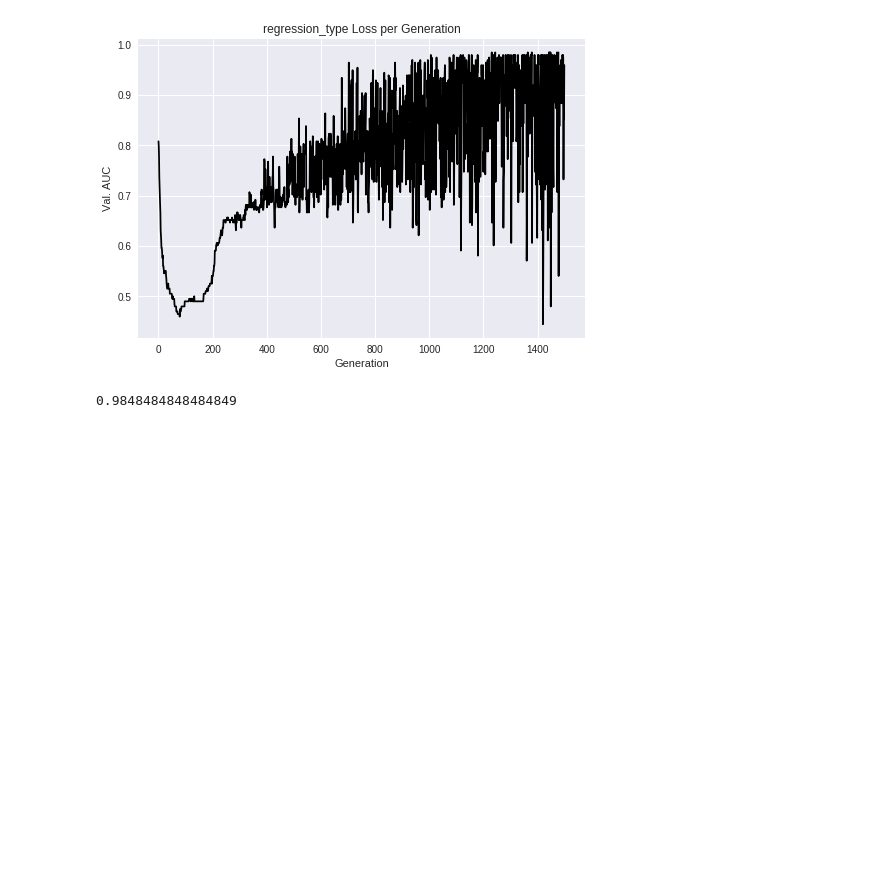
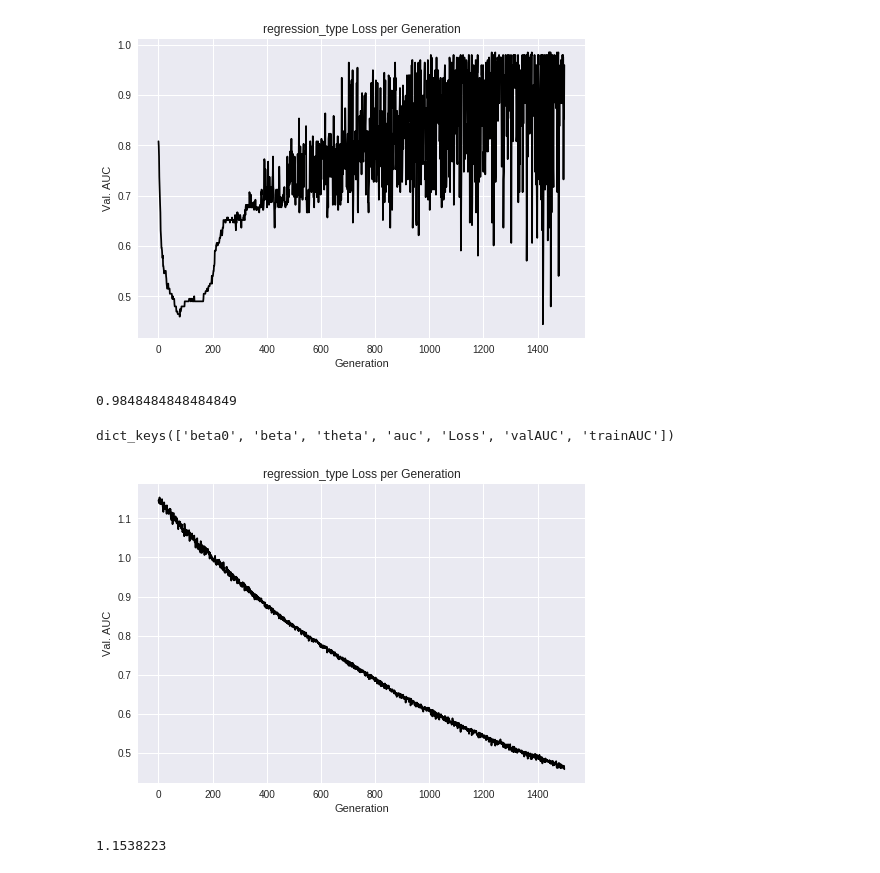
Before and after one commit to asonabend/Phenotype_prediction, a Jupyter notebook: iterative_beta_and_theta.ipynb, the cells around one changed output. Saved outputs shown, nothing was run; the diff lists cells and outputs as text; code cells hidden in the pictures; blank space fills up the shorter version.

```diff
--- a/iterative_beta_and_theta.ipynb
+++ b/iterative_beta_and_theta.ipynb
@@ -344,17 +380,20 @@ def predict(counts,
   results = sess.run(model_output)
   return(results)
 # %%
-lambda_thetas, lambda_betas = [.5,.75,1.], [1.,2.5,5.]
+lambda_thetas, lambda_betas = [1.], [1.]#[.5,.75,1.], [1.,2.5,5.]
 #step_thetas, step_betas = [.5,1e-1,1e-2,1e-4], [.5,1e-1,1e-2,1e-4]
-results1 = {}
-i = 1
-for lamb_th in lambda_thetas:
-  for lamb_be in lambda_betas:
-    params = it_reg(y=y,counts=counts,vec_weights=np_cos_sim,cui_subset=np_cui_subset,val_perc = 0.1,lambda_theta=lamb_th,lambda_beta=lamb_be)
-    y_test_preds = predict(counts=test_counts,vec_weights=np_cos_sim,cui_subset=np_cui_subset,
-                       theta=params['theta'],beta=params['beta'],beta0=params['beta0'])
-    test_auc = metrics.roc_auc_score(test_y, y_test_preds)
-    results1['lamb_th'+str(lamb_th)+'lamb_be'+str(lamb_be)] = {'results':params,'test_auc':test_auc}
-    print(i,test_auc)
-    i += 1
+results = {}
+for disease in cui_subset.keys():
+  results[disease] = {}
+  i = 1
+  for lamb_th in lambda_thetas:
+    for lamb_be in lambda_betas:
+      params = it_reg(y=y[disease],counts=counts[disease],vec_weights=cos_sims[disease],cui_subset=np_cui_subset[disease],
+                val_perc = 0.1,lambda_theta=lamb_th,lambda_beta=lamb_be,tot_iters=5)
+      y_test_preds = predict(counts=test_counts[disease],vec_weights=cos_sims[disease],cui_subset=np_cui_subset[disease],
+                         theta=params['theta'],beta=params['beta'],beta0=params['beta0'])
+      test_auc = metrics.roc_auc_score(test_y[disease], y_test_preds)
+      results[disease]['lamb_th'+str(lamb_th)+'lamb_be'+str(lamb_be)] = {'results':params,'test_auc':test_auc}
+      print(i,test_auc)
+      i += 1
 # %% [output]
@@ -446,3 +448,17 @@ np.max(results2['lamb_th1.0lamb_be5.0']['results']['valAUC'])
 # %% [output]
 [figure]
 0.9848484848484849
+# %%
+results1['lamb_th0.75lamb_be1.0']['results'].keys()
+# %% [output]
+dict_keys(['beta0', 'beta', 'theta', 'auc', 'Loss', 'valAUC', 'trainAUC'])
+# %%
+plt.plot(results1['lamb_th0.75lamb_be1.0']['results']['Loss'], 'k-')
+plt.title('regression_type' + ' Loss per Generation')
+plt.xlabel('Generation')
+plt.ylabel('Val. AUC')
+plt.show()
+np.max(results1['lamb_th0.75lamb_be1.0']['results']['Loss'])
+# %% [output]
+[figure, added]
+1.1538223
```
Also changed, not shown: parts of 9 cells of this notebook.
